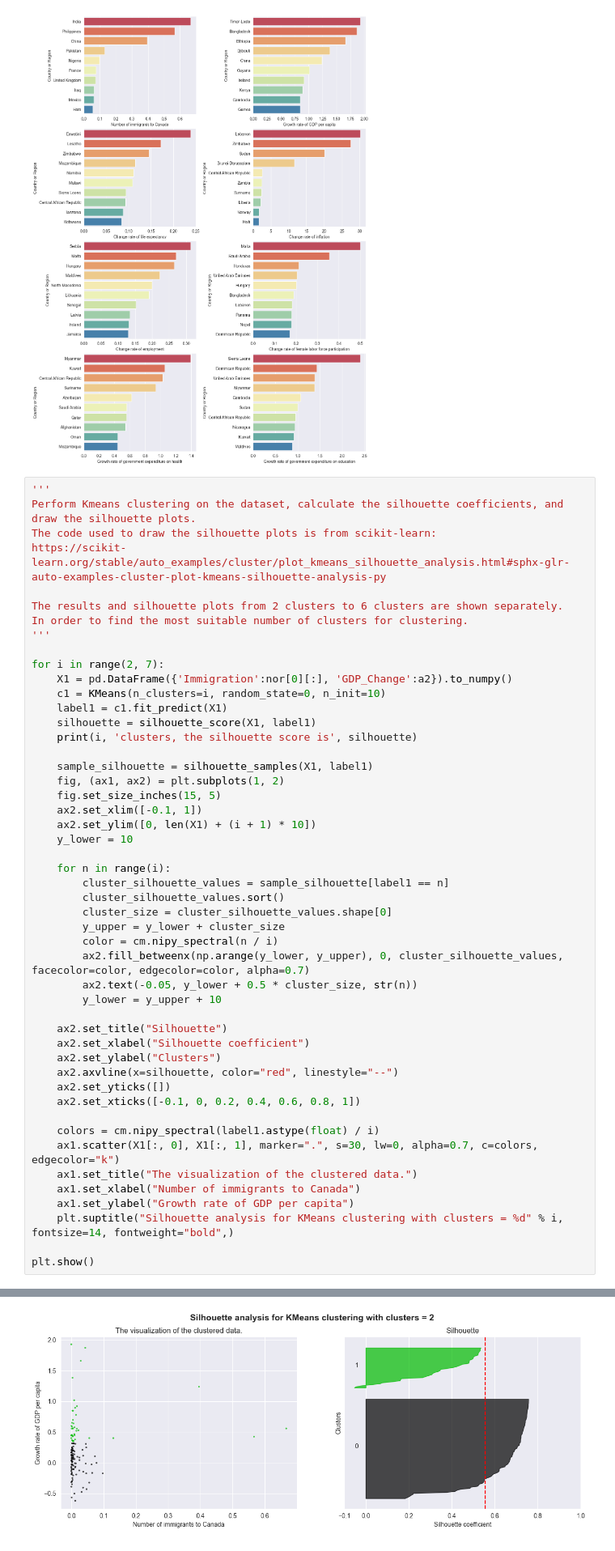
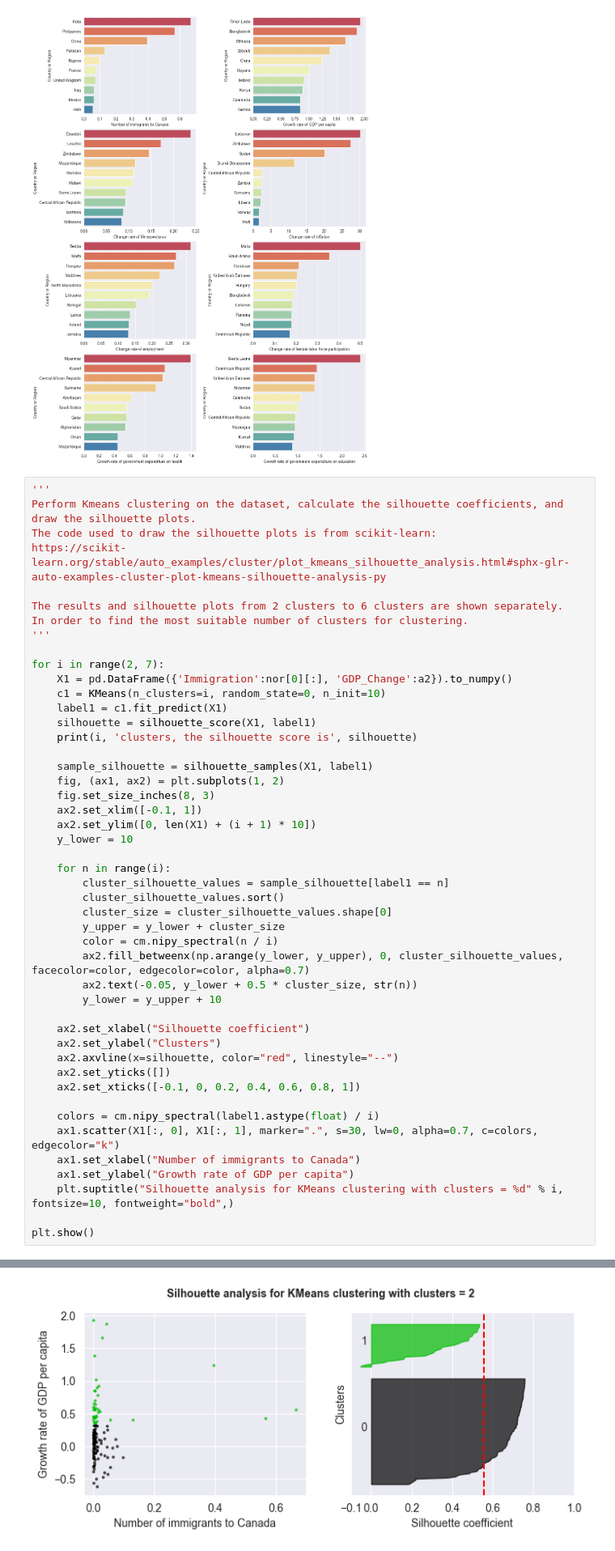
Before and after one commit to Hongwei-Z/CanadianImmigrationStudy, a Jupyter notebook: Experiment_1.ipynb, the cells around one changed output, grey strips where cells are left out. Shown at 81% size. Cells and saved outputs as stored; diff of their text form.

```diff
--- a/Main.ipynb
+++ b/Experiment_1.ipynb
@@ -263,40 +261,38 @@ for i in range(2, 7):
 
     sample_silhouette = silhouette_samples(X1, label1)
     fig, (ax1, ax2) = plt.subplots(1, 2)
-    fig.set_size_inches(15, 5)
+    fig.set_size_inches(8, 3)
     ax2.set_xlim([-0.1, 1])
     ax2.set_ylim([0, len(X1) + (i + 1) * 10])
     y_lower = 10
 
     for n in range(i):
         cluster_silhouette_values = sample_silhouette[label1 == n]
         cluster_silhouette_values.sort()
         cluster_size = cluster_silhouette_values.shape[0]
         y_upper = y_lower + cluster_size
         color = cm.nipy_spectral(n / i)
         ax2.fill_betweenx(np.arange(y_lower, y_upper), 0, cluster_silhouette_values, facecolor=color, edgecolor=color, alpha=0.7)
         ax2.text(-0.05, y_lower + 0.5 * cluster_size, str(n))
         y_lower = y_upper + 10
 
-    ax2.set_title("Silhouette")
     ax2.set_xlabel("Silhouette coefficient")
     ax2.set_ylabel("Clusters")
     ax2.axvline(x=silhouette, color="red", linestyle="--")
     ax2.set_yticks([])
     ax2.set_xticks([-0.1, 0, 0.2, 0.4, 0.6, 0.8, 1])
 
     colors = cm.nipy_spectral(label1.astype(float) / i)
     ax1.scatter(X1[:, 0], X1[:, 1], marker=".", s=30, lw=0, alpha=0.7, c=colors, edgecolor="k")
-    ax1.set_title("The visualization of the clustered data.")
     ax1.set_xlabel("Number of immigrants to Canada")
     ax1.set_ylabel("Growth rate of GDP per capita")
-    plt.suptitle("Silhouette analysis for KMeans clustering with clusters = %d" % i, fontsize=14, fontweight="bold",)
+    plt.suptitle("Silhouette analysis for KMeans clustering with clusters = %d" % i, fontsize=10, fontweight="bold",)
 
 plt.show()
 # %% [output]
 2 clusters, the silhouette score is 0.5557721755394519
 3 clusters, the silhouette score is 0.5397195822579753
 4 clusters, the silhouette score is 0.5112592416955813
 5 clusters, the silhouette score is 0.517358431865671
 6 clusters, the silhouette score is 0.5416227355797484
-[figure, old version]
+[figure, new version]
```
Also changed, not shown: parts of 19 cells of this notebook, 2 other files.
